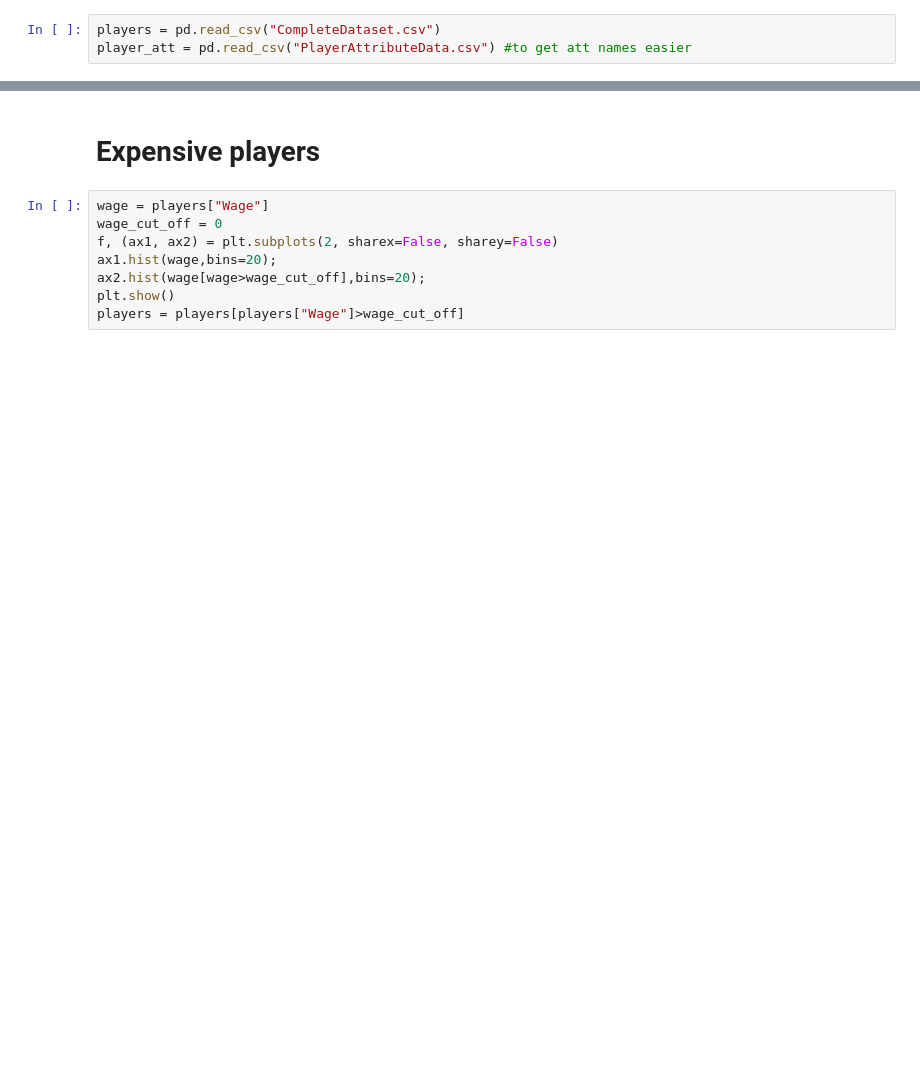
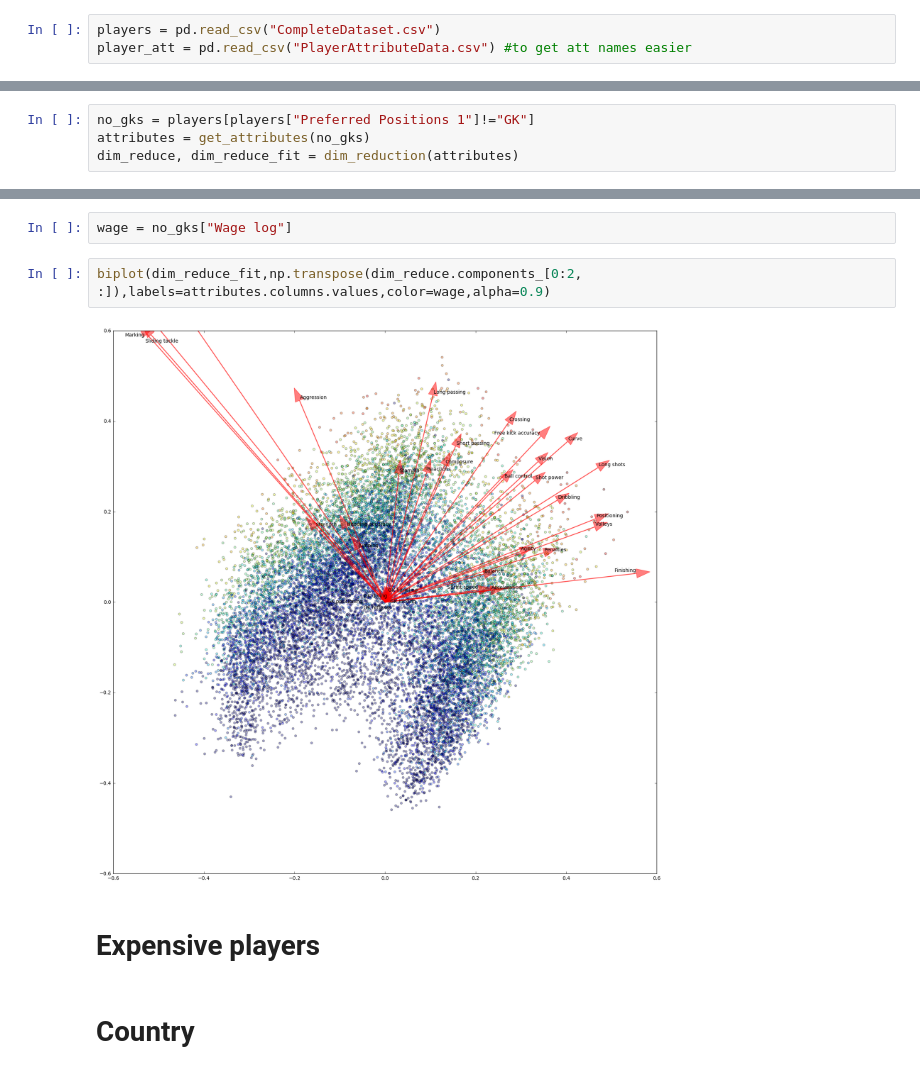
Before and after one commit to ReemaM20/Fifa18, a Jupyter notebook: fifa18 explore.ipynb, the cells around one changed output, grey strips where cells are left out. Cells and saved outputs as stored; diff of their text form; blank space fills up the shorter version.

```diff
--- a/fifa18 explore.ipynb
+++ b/fifa18 explore.ipynb
@@ -97,0 +98,4 @@ attributes_keep.remove('ID')
+# %%
+no_gks = players[players["Preferred Positions 1"]!="GK"]
+attributes = get_attributes(no_gks)
+dim_reduce, dim_reduce_fit = dim_reduction(attributes)
@@ -98,10 +104,10 @@ attributes_keep.remove('ID')
+# %%
+wage = no_gks["Wage log"]
+# %%
+biplot(dim_reduce_fit,np.transpose(dim_reduce.components_[0:2, :]),labels=attributes.columns.values,color=wage,alpha=0.9)
+# %% [output]
+[figure, added]
 # %% [markdown]
 # Expensive players
-# %%
-wage = players["Wage"]
-wage_cut_off = 0
-f, (ax1, ax2) = plt.subplots(2, sharex=False, sharey=False)
-ax1.hist(wage,bins=20);
-ax2.hist(wage[wage>wage_cut_off],bins=20);
-plt.show()
-players = players[players["Wage"]>wage_cut_off]
+# %% [markdown]
+# Country
```
Also changed, not shown: parts of 11 cells of this notebook.
